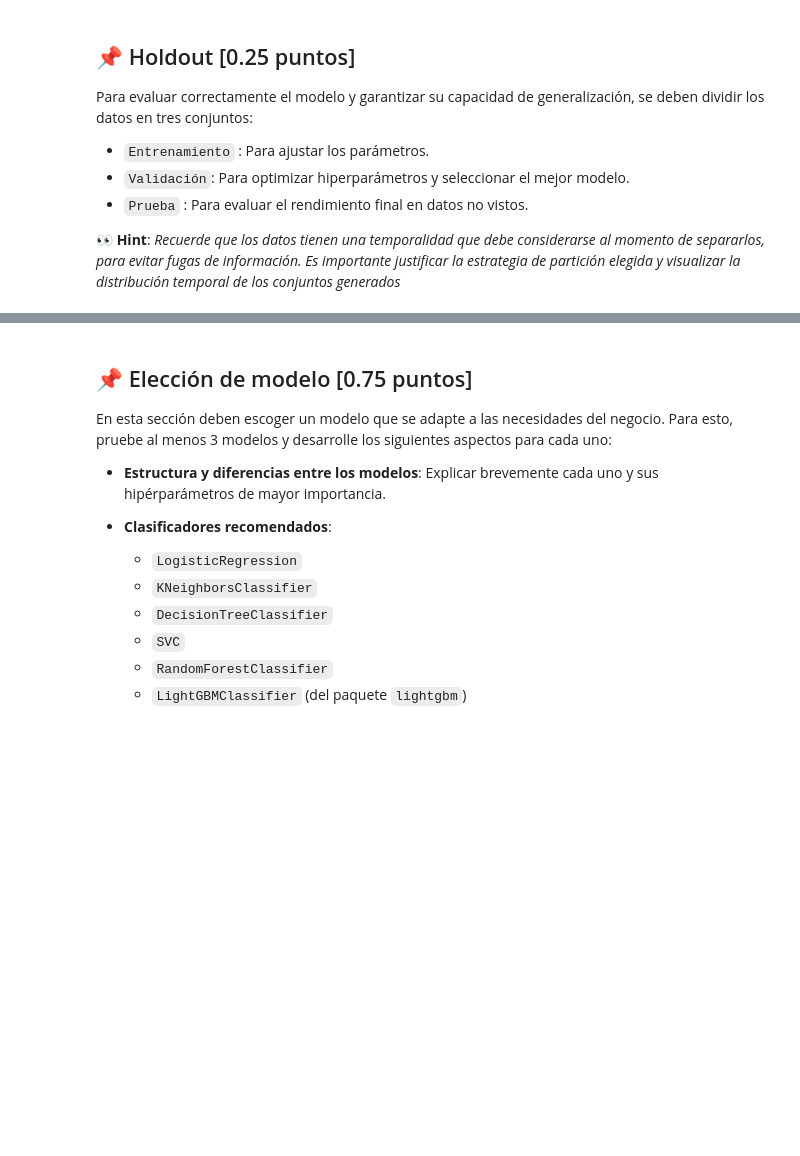
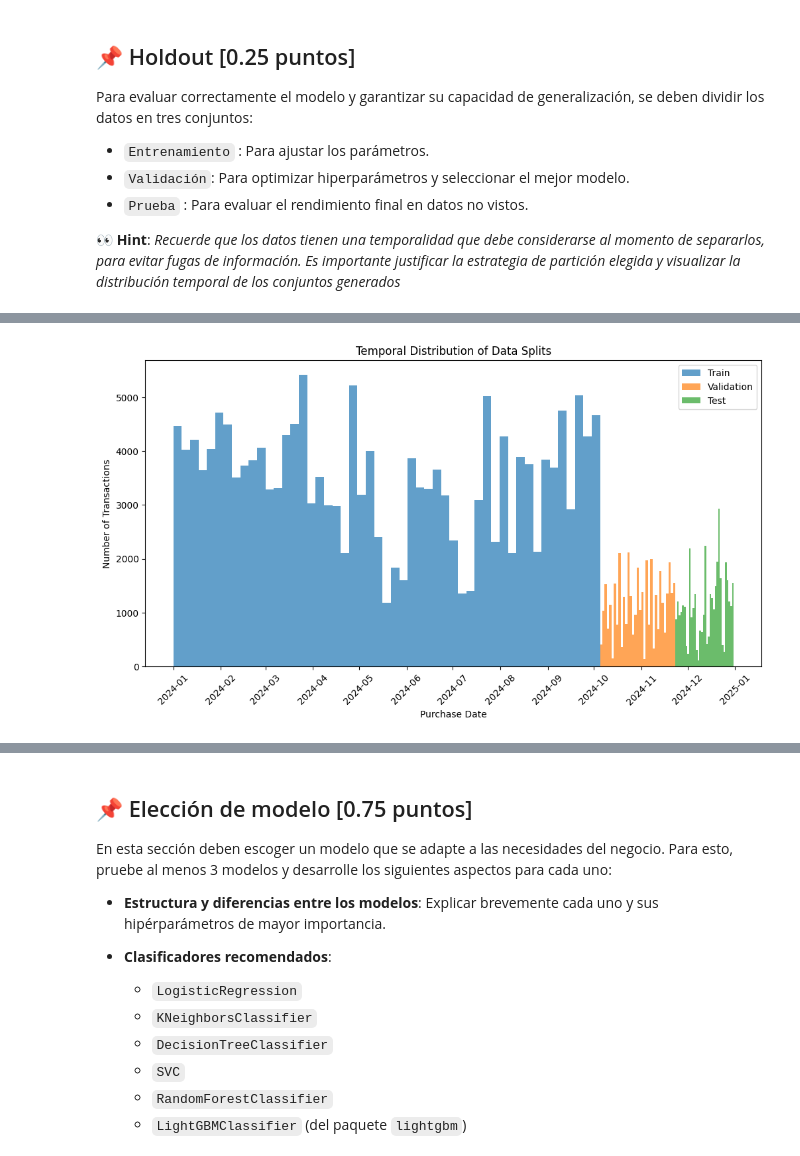
Before and after one commit to Mpalma325/Laboratorio-de-Programacion-Cientifica-para-Ciencia-de-Datos, a Jupyter notebook: Entrega1_LabCDD.ipynb, the cells around one changed output, grey strips where cells are left out. Cells and saved outputs as stored; diff of their text form; code cells hidden in the pictures; blank space fills up the shorter version.

Commit message:
Orden de Archivos y EDA-Holdout Listo

```diff
--- a/Entrega1_LabCDD.ipynb
+++ b/Entrega1_LabCDD.ipynb
@@ -471,0 +553,11 @@ En cuanto a size, también se encuentra en un valor muy alejado.
+# %%
+# Ordenar por producto y fecha
+data = data.sort_values(by=['product_id', 'purchase_date'])
+
+# Diferencia en días entre compras sucesivas del mismo SKU
+data['days_diff'] = data.groupby('product_id')['purchase_date'].diff().dt.days
+
+# Promedio de recompra (en días) por SKU
+avg_repurchase_sku = data.groupby('product_id')['days_diff'].mean()
+
+avg_repurchase_sku.head()
@@ -478,3 +640,37 @@ Para evaluar correctamente el modelo y garantizar su capacidad de generalizació
 - `Prueba` : Para evaluar el rendimiento final en datos no vistos.
 
 👀 **Hint**: *Recuerde que los datos tienen una temporalidad que debe considerarse al momento de separarlos, para evitar fugas de información. Es importante justificar la estrategia de partición elegida y visualizar la distribución temporal de los conjuntos generados*
+# %%
+from sklearn.model_selection import train_test_split
+import matplotlib.dates as mdates
+
+data = data.sort_values(by='purchase_date')
+
+train_size = 0.7
+val_size = 0.15
+test_size = 0.15
+
+train_end = int(len(data) * train_size)
+val_end = int(len(data) * (train_size + val_size))
+
+train_data = data.iloc[:train_end]
+val_data = data.iloc[train_end:val_end]
+test_data = data.iloc[val_end:]
+
+print(f"Entrenamiento: {train_data.shape}, Fechas: {train_data['purchase_date'].min()} a {train_data['purchase_date'].max()}")
+print(f"Validacion: {val_data.shape}, Fechas: {val_data['purchase_date'].min()} a {val_data['purchase_date'].max()}")
+print(f"Test: {test_data.shape}, Fechas: {test_data['purchase_date'].min()} a {test_data['purchase_date'].max()}")
+
+fig, ax = plt.subplots(figsize=(12, 6))
+ax.hist(train_data['purchase_date'], bins='auto', alpha=0.7, label='Train')
+ax.hist(val_data['purchase_date'], bins='auto', alpha=0.7, label='Validation')
+ax.hist(test_data['purchase_date'], bins='auto', alpha=0.7, label='Test')
+ax.xaxis.set_major_locator(mdates.MonthLocator())
+ax.xaxis.set_major_formatter(mdates.DateFormatter('%Y-%m'))
+plt.xticks(rotation=45)
+plt.xlabel('Purchase Date')
+plt.ylabel('Number of Transactions')
+plt.title('Temporal Distribution of Data Splits')
+plt.legend()
+plt.show()
+# %% [output]
@@ -480,0 +680 @@ Para evaluar correctamente el modelo y garantizar su capacidad de generalizació
+[figure, added]
```
Also changed, not shown: parts of 51 cells of this notebook, 1 other file.
